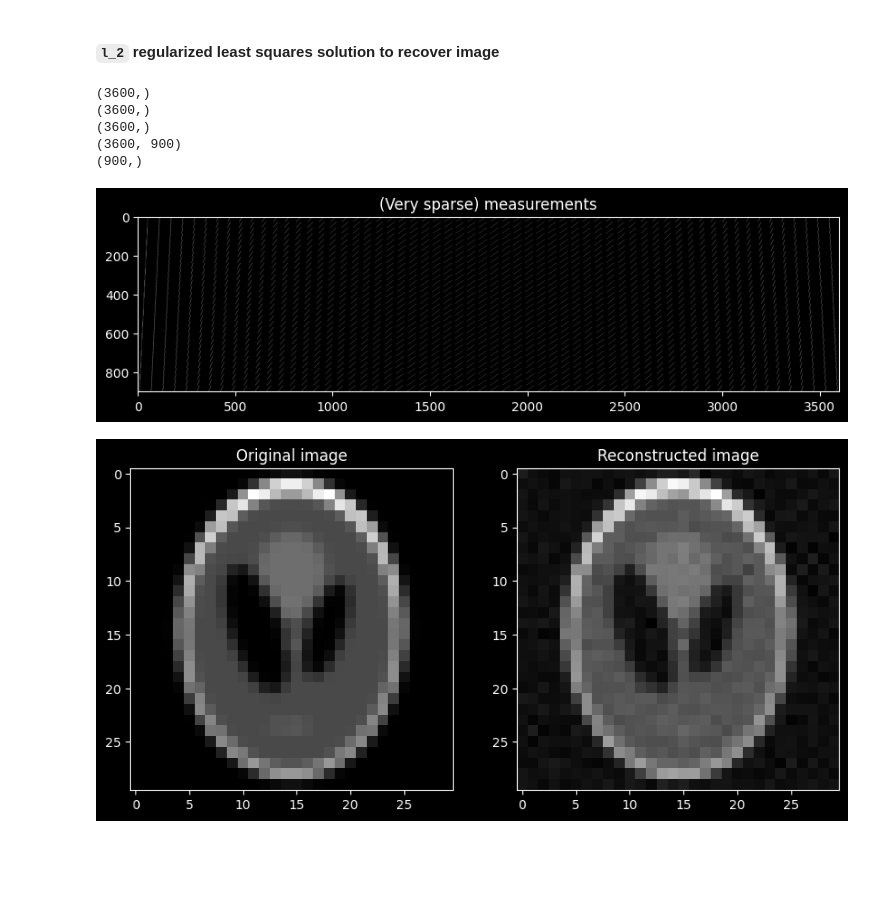
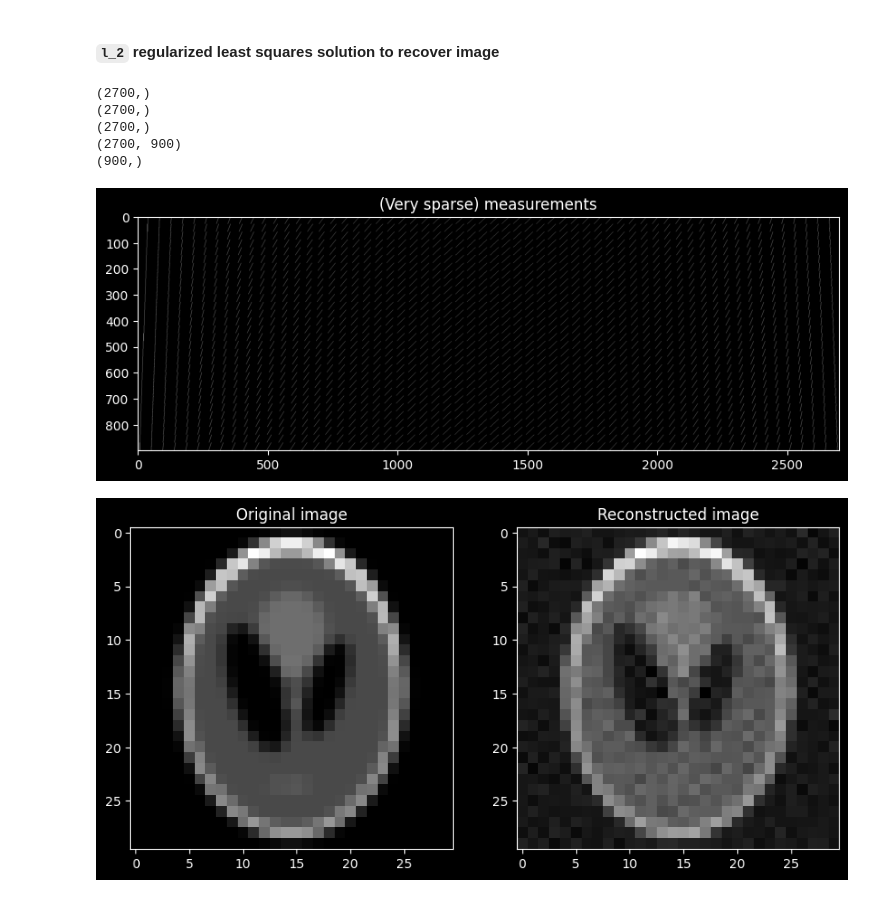
Before and after one commit to heyjianjing/linear_algebra, a Jupyter notebook: la_ex_06_tomography_with_least_squares.ipynb, the cells around one changed output. Drawn from its saved outputs; the diff is of its cells as text; code cells hidden in the pictures; blank space fills up the shorter version.

```diff
--- a/la_ex_06_tomography_with_least_squares.ipynb
+++ b/la_ex_06_tomography_with_least_squares.ipynb
@@ -60,13 +60,13 @@ plt.show()
 # %% [markdown]
 #### Function to compute length of intersection for each pixel given a ray
 # %%
-def line_pixel_length(d, theta, n):
+def get_intersection(d, theta, n):
     # For angles in [0, pi/4], no transform needed
 
     # For angles in [pi/4, 3*pi/4], flip along diagonal and transpose result
     # Essentially solving for [-pi/4, pi/4]
     if np.pi/4 < theta < 3*np.pi/4:
-        return line_pixel_length(d, np.pi/2 - theta, n).T
+        return get_intersection(d, np.pi/2 - theta, n).T
 
     # For angles in [3*pi/4, pi], redefine the line to go in opposite direction
     # This converts the problem into [-pi/4, 0], handled below
@@ -77,7 +77,7 @@ def line_pixel_length(d, theta, n):
     # For angles in [-pi/4, 0], flip along w.r.t. x-axis
     # Essentially solving for [0, pi/4]
     if theta < 0:
-        return np.flipud(line_pixel_length(-d, -theta, n))
+        return np.flipud(get_intersection(-d, -theta, n))
 
     # Ensure theta is within the valid range [0, pi/4], since it should have been adjusted by now
     if theta > np.pi/4 or theta < 0:
@@ -130,7 +130,7 @@ def line_pixel_length(d, theta, n):
 # %% [markdown]
 #### Simulate measurement by applying `line_pixel_length` for difference offset and angle
 # %%
-def tmeasure(img, n_grid=30, n_ray=35, n_theta=35, sigma=0.7):
+def get_measurement(img, n_grid=30, n_ray=35, n_theta=35, sigma=0.7):
     # Flatten image into a vector
     x = img.flatten()
 
@@ -154,7 +154,7 @@ def tmeasure(img, n_grid=30, n_ray=35, n_theta=35, sigma=0.7):
             theta_list[i] = np.pi * i_theta / n_theta
 
             # Get length of intersection with each pixel (a matrix)
-            intersect_mat = line_pixel_length(d_list[i], theta_list[i], n_grid)
+            intersect_mat = get_intersection(d_list[i], theta_list[i], n_grid)
 
             # Flatten matrix into vector
             intersect_vec = intersect_mat.flatten()
@@ -171,43 +171,44 @@ def tmeasure(img, n_grid=30, n_ray=35, n_theta=35, sigma=0.7):
 #### `l_2` regularized least squares solution to recover image
 # %%
 n_grid = 30
-n_ray = 60
+n_ray = 45
 n_theta = 60
 sigma = 0.1
 
 img = shepp_logan_phantom()
 img = resize(img, (n_grid, n_grid))
 
-y, d_list, theta_list, A = tmeasure(img, n_grid, n_ray, n_theta, sigma)
+y, d_list, theta_list, A = get_measurement(img, n_grid, n_ray, n_theta, sigma)
 
 print(y.shape)
+# print(np.max(y))
 print(d_list.shape)
 print(theta_list.shape)
 print(A.shape)
 
 # Least squares with l2 regularization
-x_ls = np.linalg.inv(A.T @ A+0.5*np.eye(A.shape[1])) @ A.T @ y
+x_ls = np.linalg.inv(A.T @ A+0.1*np.eye(A.shape[1])) @ A.T @ y
 print(x_ls.shape)
 img_ls = x_ls.reshape(n_grid, n_grid)
 
 # Visualize measurement
 plt.figure(figsize=(10, 5))
 plt.imshow(A.T, cmap='gray')
 plt.title('(Very sparse) measurements')
 plt.show()
 
 # Original and reconstructed image
 fig_1, ax_1 = plt.subplots(1, 2, figsize=(10, 5))
 ax_1[0].imshow(img, cmap='gray')
 ax_1[0].set_title('Original image')
 ax_1[1].imshow(img_ls, cmap='gray')
 ax_1[1].set_title('Reconstructed image')
 plt.show()
 # %% [output]
-(3600,)
-(3600,)
-(3600,)
-(3600, 900)
+(2700,)
+(2700,)
+(2700,)
+(2700, 900)
 (900,)
-[figure, old version]
+[figure, new version]
 [figure]
```
Also changed, not shown: parts of 2 cells of this notebook.
